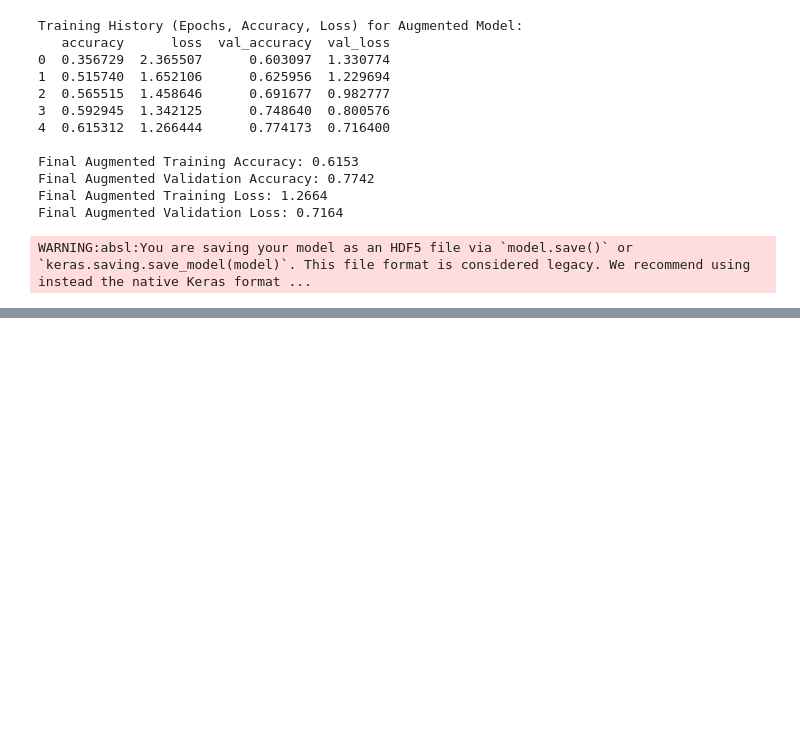
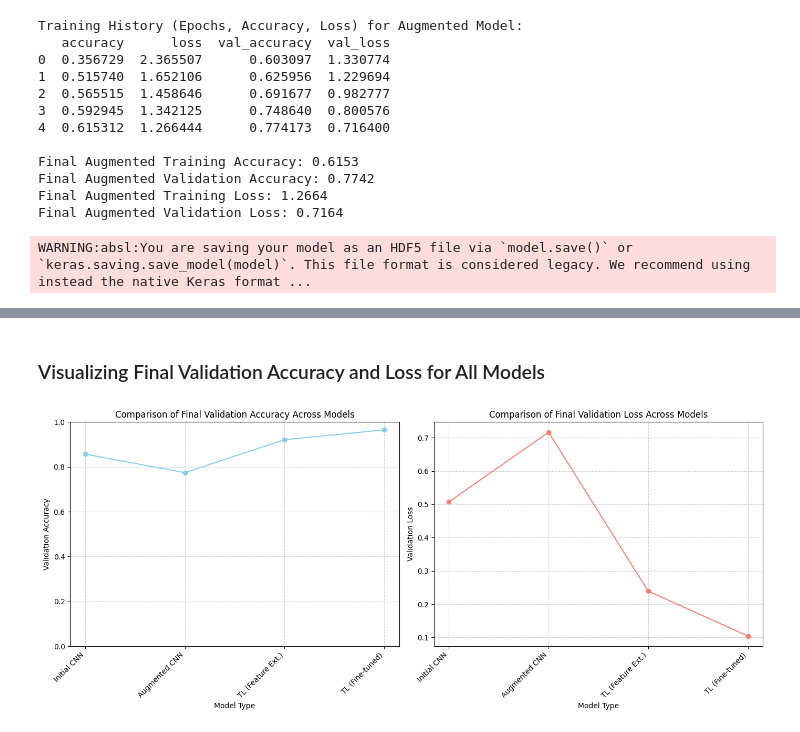
Before and after one commit to PushkarMalhotra2006/Plant-Disease-Prediction, a Jupyter notebook: Plant_Disease_Detection.ipynb, the cells around one changed output, grey strips where cells are left out. Saved outputs shown, nothing was run; the diff lists cells and outputs as text; code cells hidden in the pictures; blank space fills up the shorter version.

```diff
--- a/Plant_Disease_Detection.ipynb
+++ b/Plant_Disease_Detection.ipynb
@@ -376,0 +586,55 @@ WARNING:absl:You are saving your model as an HDF5 file via `model.save()` or `ke
+# %% [markdown]
+### Visualizing Final Validation Accuracy and Loss for All Models
+# %%
+import matplotlib.pyplot as plt
+import pandas as pd
+
+# Model names for the x-axis
+model_names = [
+    'Initial CNN',
+    'Augmented CNN',
+    'TL (Feature Ext.)',
+    'TL (Fine-tuned)'
+]
+
+# Collect final validation accuracies
+validation_accuracies = [
+    final_val_acc,
+    final_val_acc_aug,
+    final_val_acc_tl,
+    final_val_acc_ft
+]
+
+# Collect final validation losses
+validation_losses = [
+    final_val_loss,
+    final_val_loss_aug,
+    final_val_loss_tl,
+    final_val_loss_ft
+]
+
+plt.figure(figsize=(14, 6))
+
+# Plot Validation Accuracy
+plt.subplot(1, 2, 1) # 1 row, 2 columns, 1st plot
+plt.plot(model_names, validation_accuracies, marker='o', linestyle='-', color='skyblue')
+plt.title('Comparison of Final Validation Accuracy Across Models')
+plt.xlabel('Model Type')
+plt.ylabel('Validation Accuracy')
+plt.ylim(0.0, 1.0) # Accuracy ranges from 0 to 1
+plt.grid(True, linestyle='--', alpha=0.6)
+plt.xticks(rotation=45, ha='right')
+
+# Plot Validation Loss
+plt.subplot(1, 2, 2) # 1 row, 2 columns, 2nd plot
+plt.plot(model_names, validation_losses, marker='o', linestyle='-', color='salmon')
+plt.title('Comparison of Final Validation Loss Across Models')
+plt.xlabel('Model Type')
+plt.ylabel('Validation Loss')
+plt.grid(True, linestyle='--', alpha=0.6)
+plt.xticks(rotation=45, ha='right')
+
+plt.tight_layout()
+plt.show()
+# %% [output]
+[figure, added]
```
Also changed, not shown: parts of 27 cells of this notebook, 2 other files.
